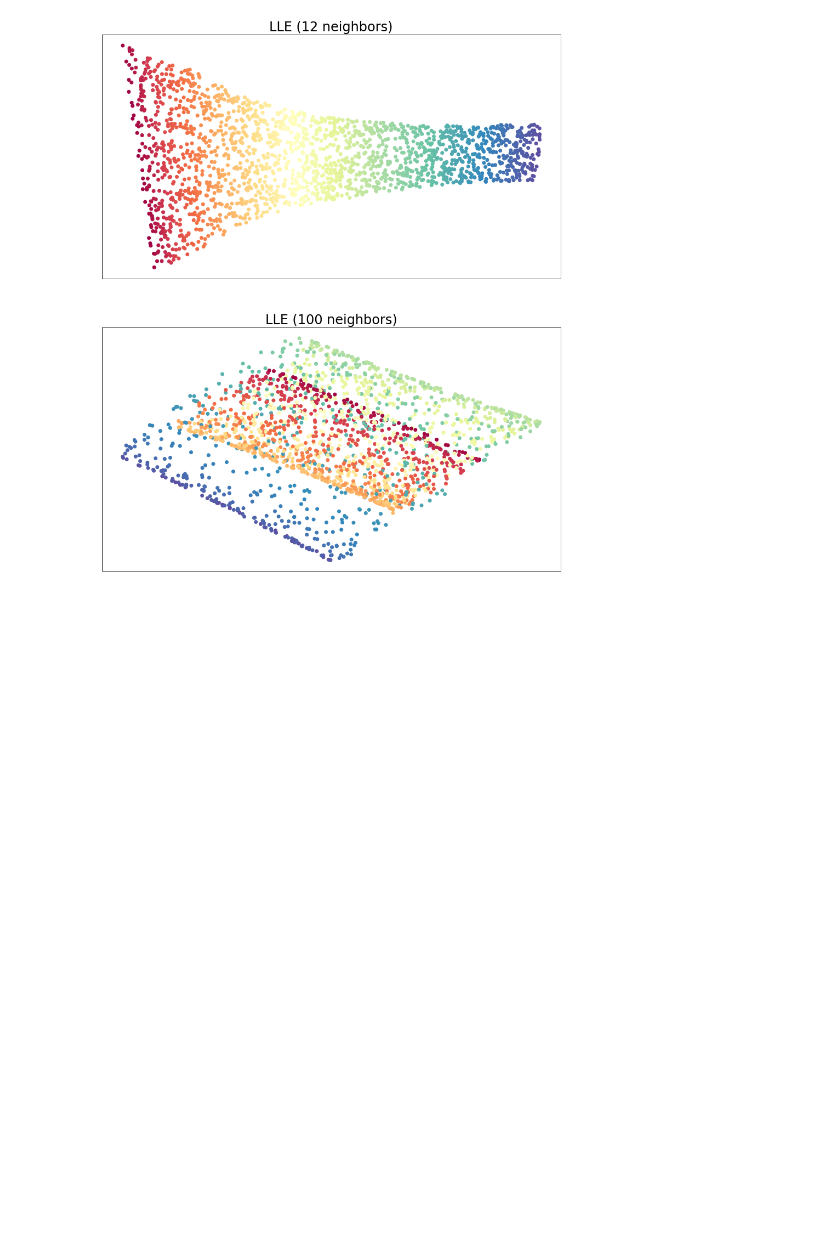
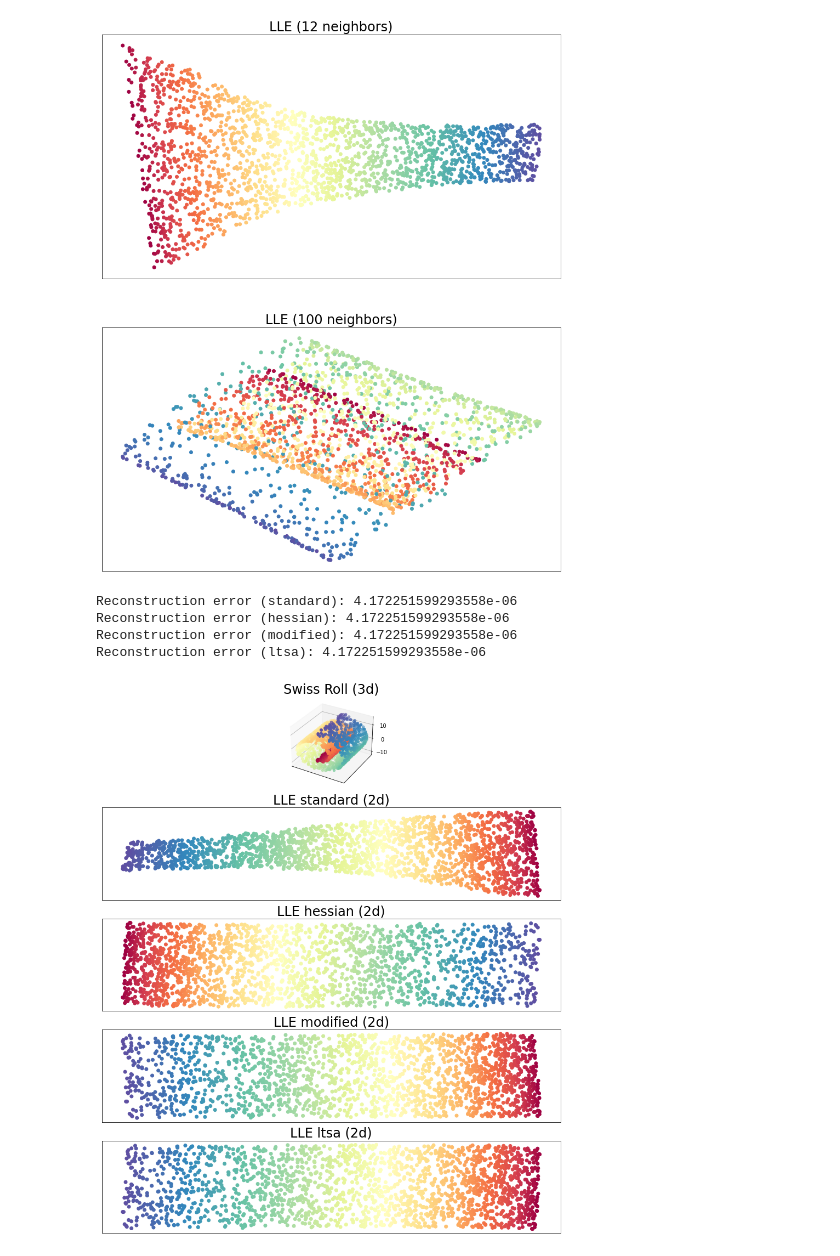
Before and after one commit to fratorgano/dimensionality-reduction, a Jupyter notebook: lle/lle.ipynb, the cells around one changed output. Drawn from its saved outputs; the diff is of its cells as text; code cells hidden in the pictures; blank space fills up the shorter version.

```diff
--- a/lle/lle.ipynb
+++ b/lle/lle.ipynb
@@ -476,3 +417,62 @@ plt.xticks([]), plt.yticks([])
 plt.show()
 # %% [output]
 [figure]
+# %%
+sr_X, sr_y = make_swiss_roll(n_samples=2000)
+
+sr_red_standard, err = manifold.locally_linear_embedding(sr_X, n_neighbors=20, n_components=2, method="standard")
+sr_red_hessian, err = manifold.locally_linear_embedding(sr_X, n_neighbors=20, n_components=2, method="hessian")
+sr_red_modified, err = manifold.locally_linear_embedding(sr_X, n_neighbors=20, n_components=2, method="modified")
+sr_red_ltsa, err = manifold.locally_linear_embedding(sr_X, n_neighbors=20, n_components=2, method="ltsa")
+
+#----------------------------------------------------------------------
+
+fig = plt.figure()
+fig.set_size_inches(15, 18)
+
+# 3d
+ax = fig.add_subplot(511, projection='3d')
+ax.scatter(sr_X[:, 0], sr_X[:, 1], sr_X[:, 2], c=sr_y, cmap="Spectral")
+ax.set_title("Swiss Roll (3d)", fontsize=24)
+plt.axis('tight')
+plt.xticks([]), plt.yticks([])
+
+# 2d standard
+ax = fig.add_subplot(512)
+ax.scatter(sr_red_standard[:, 0], sr_red_standard[:, 1], c=sr_y, cmap="Spectral")
+ax.set_title('LLE standard (2d)', fontsize=24)
+plt.axis('tight')
+plt.xticks([]), plt.yticks([])
+print(f"Reconstruction error (standard): {err}")
+
+# 2d hessian
+ax = fig.add_subplot(513)
+ax.scatter(sr_red_hessian[:, 0], sr_red_hessian[:, 1], c=sr_y, cmap="Spectral")
+ax.set_title('LLE hessian (2d)', fontsize=24)
+plt.axis('tight')
+plt.xticks([]), plt.yticks([])
+print(f"Reconstruction error (hessian): {err}")
+
+# 2d modified
+ax = fig.add_subplot(514)
+ax.scatter(sr_red_modified[:, 0], sr_red_modified[:, 1], c=sr_y, cmap="Spectral")
+ax.set_title('LLE modified (2d)', fontsize=24)
+plt.axis('tight')
+plt.xticks([]), plt.yticks([])
+print(f"Reconstruction error (modified): {err}")
+
+# 2d itsa
+ax = fig.add_subplot(515)
+ax.scatter(sr_red_ltsa[:, 0], sr_red_ltsa[:, 1], c=sr_y, cmap="Spectral")
+ax.set_title('LLE ltsa (2d)', fontsize=24)
+plt.axis('tight')
+plt.xticks([]), plt.yticks([])
+print(f"Reconstruction error (ltsa): {err}")
+
+plt.show()
+# %% [output]
+Reconstruction error (standard): 4.172251599293558e-06
+Reconstruction error (hessian): 4.172251599293558e-06
+Reconstruction error (modified): 4.172251599293558e-06
+Reconstruction error (ltsa): 4.172251599293558e-06
+[figure, added]
```
Also changed, not shown: parts of 2 cells of this notebook, 6 other files.
